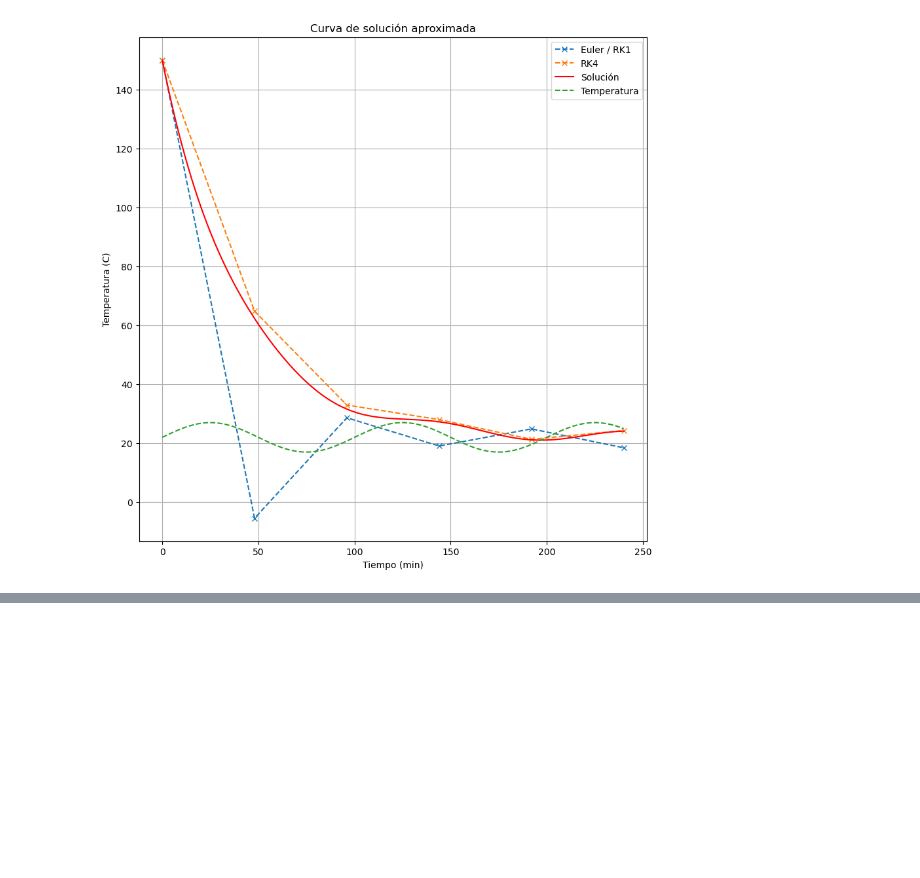
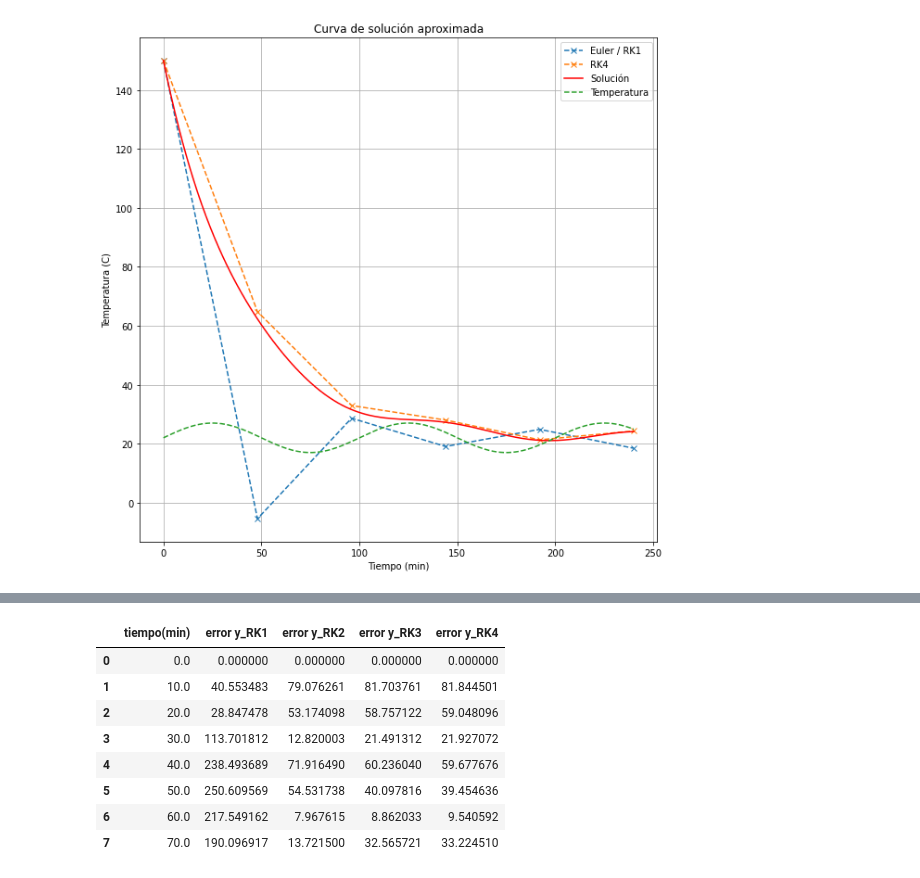
Before and after one commit to caramirezs/MetNum_202260, a Jupyter notebook: 4.2_Runge-Kutta.ipynb, the cells around one changed output, grey strips where cells are left out. Saved outputs shown, nothing was run; the diff lists cells and outputs as text; code cells hidden in the pictures; blank space fills up the shorter version.

```diff
--- a/4.2_Runge-Kutta.ipynb
+++ b/4.2_Runge-Kutta.ipynb
@@ -162,0 +213,14 @@ plt.show()
+# %%
+df_error = pd.DataFrame(np.array([t, abs(y-y_real), abs(y2-y_real), abs(y3-y_real), abs(y4-y_real)]).T,
+                       columns=["tiempo(min)","error y_RK1","error y_RK2","error y_RK3","error y_RK4"])
+df_error
+# %% [output]
+|  | tiempo(min) | error y_RK1 | error y_RK2 | error y_RK3 | error y_RK4 |
+| 0 | 0.0 | 0.000000 | 0.000000 | 0.000000 | 0.000000 |
+| 1 | 10.0 | 40.553483 | 79.076261 | 81.703761 | 81.844501 |
+| 2 | 20.0 | 28.847478 | 53.174098 | 58.757122 | 59.048096 |
+| 3 | 30.0 | 113.701812 | 12.820003 | 21.491312 | 21.927072 |
+| 4 | 40.0 | 238.493689 | 71.916490 | 60.236040 | 59.677676 |
+| 5 | 50.0 | 250.609569 | 54.531738 | 40.097816 | 39.454636 |
+| 6 | 60.0 | 217.549162 | 7.967615 | 8.862033 | 9.540592 |
+| 7 | 70.0 | 190.096917 | 13.721500 | 32.565721 | 33.224510 |
```
Also changed, not shown: parts of 6 cells of this notebook.
